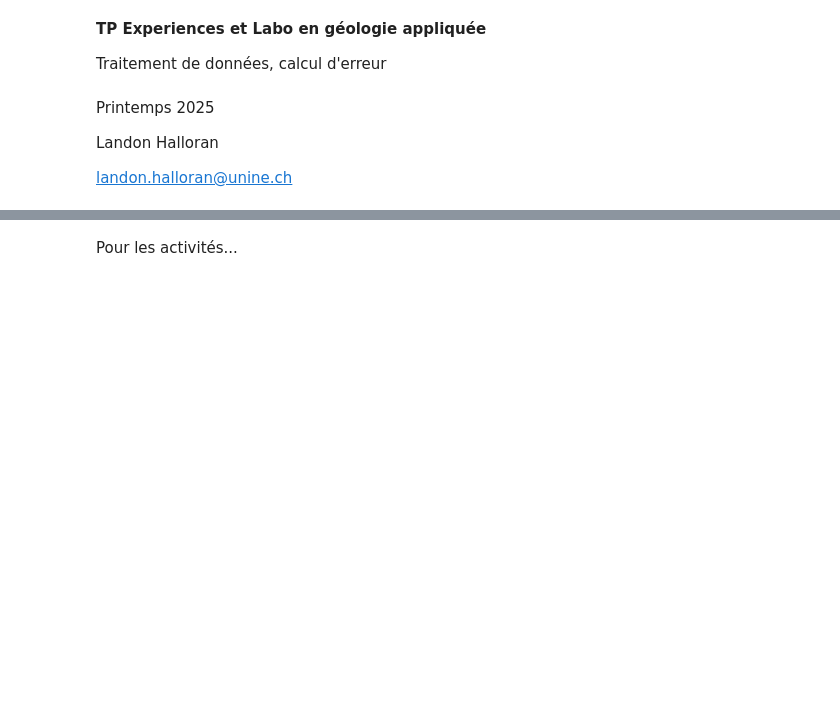
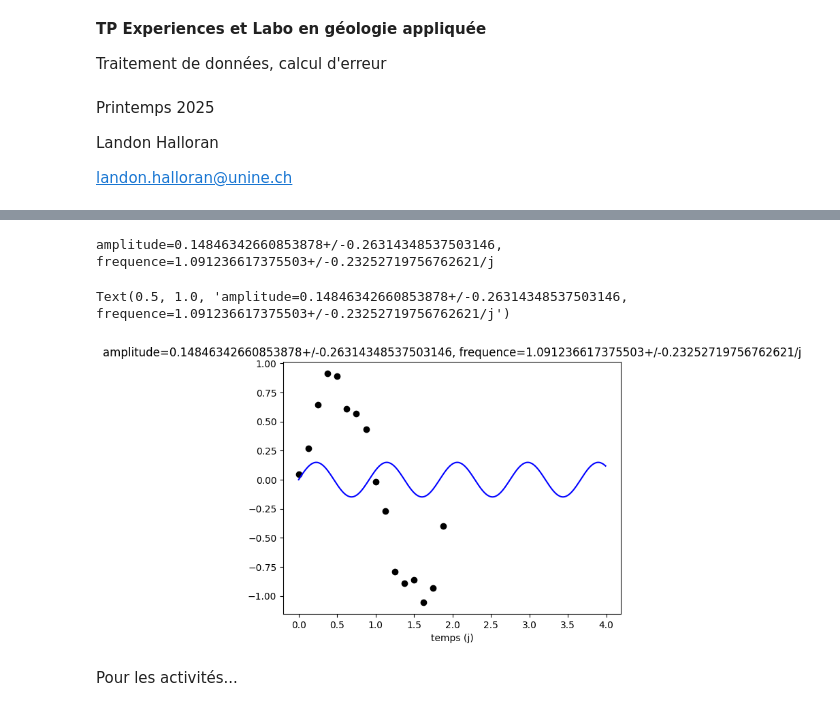
Before and after one commit to lhalloran/enseignement_extras, a Jupyter notebook: TP_geol_app_traitement_donnees_erreurs.ipynb, the cells around one changed output, grey strips where cells are left out. Cells and saved outputs as stored; diff of their text form; code cells hidden in the pictures; blank space fills up the shorter version.

```diff
--- a/TP_geol_app_traitement_donnees_erreurs.ipynb
+++ b/TP_geol_app_traitement_donnees_erreurs.ipynb
@@ -177,34 +206,39 @@ ax.set_title(hl_str)
 # %%
 #%% extra: exemple d'ajustement des courbes (avec 2 parametres)
 
-# créez des (fausse) données avec du bruit. Ici, c'est un sinusoïde
+# créez des (fausses) données avec du bruit. Ici, c'est un sinusoïde
 real_ampl = 1
-real_freq = 1
-bruit = 0.2
+real_freq = .5
+bruit = 0.1
 
 def extra_func(t,p1,p2):
     return p1*np.sin(2*np.pi*p2*t)
 
 t_for_datagen = np.arange(0,2,1/8)
 data = t_for_datagen - t_for_datagen
 for i in np.arange(np.size(t_for_datagen)):
     data[i] = extra_func(t_for_datagen[i],real_ampl,real_freq)  + np.random.normal(0,bruit)
 
-# fit:
-popt,pcov = curve_fit(extra_func,t_for_datagen,data) # notez que pcov est maintenant de grandeur 2x2 parce qu'il y a !
+# fit (ajoute p0=[valeur_initiale_p1,valeur_initiale_p2] pour changer les
+# valeurs initiales...):
+popt,pcov = curve_fit(extra_func,t_for_datagen,data) # notez que pcov est maintenant de grandeur 2x2 parce qu'il y a 2 paramètres!
 
 # écrire sur écran les valeurs ajustées
 sin_title = 'amplitude='+str(popt[0])+'+/-'+str(np.sqrt(pcov[0,0]))
 sin_title = sin_title + ', frequence='+str(popt[1])+'+/-'+str(np.sqrt(pcov[1,1])) + '/j'
 print(sin_title)
 
 # faire un graphe:
 t_for_plot = np.arange(0,4,0.01)
 fig, ax = plt.subplots()
 ax.plot(t_for_datagen,data,'ko')
 ax.plot(t_for_plot,extra_func(t_for_plot,popt[0],popt[1]),'b')
 ax.set_xlabel('temps (j)')
 ax.set_title(sin_title)
+# %% [output]
+amplitude=0.14846342660853878+/-0.26314348537503146, frequence=1.091236617375503+/-0.23252719756762621/j
+Text(0.5, 1.0, 'amplitude=0.14846342660853878+/-0.26314348537503146, frequence=1.091236617375503+/-0.23252719756762621/j')
+[figure, added]
 # %% [markdown]
 Pour les activités...
 # %%
```
Also changed, not shown: parts of 7 cells of this notebook.
